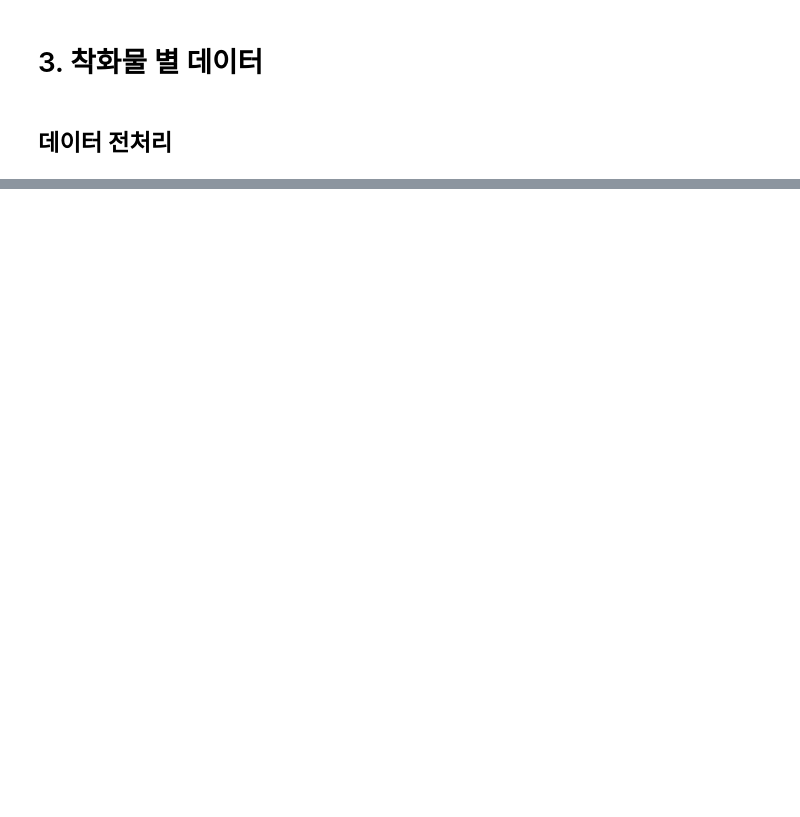
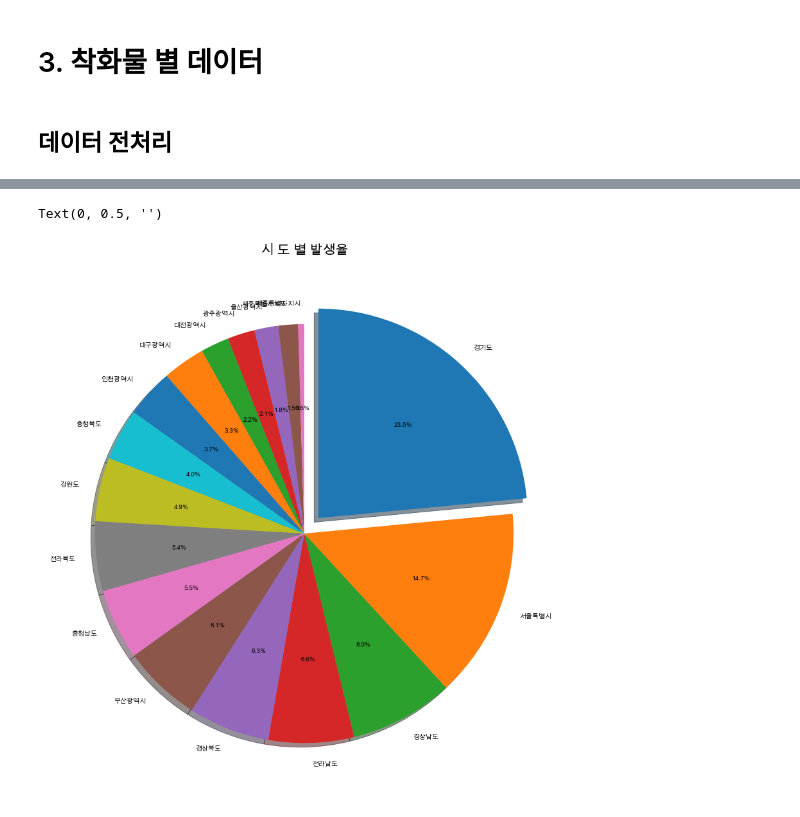
Before and after one commit to charmingjae/pandas, a Jupyter notebook: work/project.ipynb, the cells around one changed output, grey strips where cells are left out. Cells and saved outputs as stored; diff of their text form; code cells hidden in the pictures; blank space fills up the shorter version.

```diff
--- a/work/project.ipynb
+++ b/work/project.ipynb
@@ -229,0 +277,15 @@ dfTrdDiv = pd.DataFrame(index=delDup['화재유형'])
+# %%
+df_CntLoc=data['시도'].groupby(data['시도']).count()
+df_CntLoc=df_CntLoc.sort_values(ascending=False)
+# %%
+# Make figure
+fig4= plt.figure()
+ax5 = fig4.add_subplot(111)
+explode_value = (0.1, 0, 0, 0,0,0,0,0,0,0,0,0,0,0,0,0,0)
+thirdpie = df_CntLoc.plot.pie(figsize=(15,15), autopct='%.1f%%',  startangle=90, counterclock=False, explode = explode_value,
+                    shadow=True, ax = ax5)
+thirdpie.set_title("시 도 별 발생율\n", fontsize=20)
+thirdpie.set_ylabel("")
+# %% [output]
+Text(0, 0.5, '')
+[figure, added]
```
Also changed, not shown: parts of 14 cells of this notebook.
